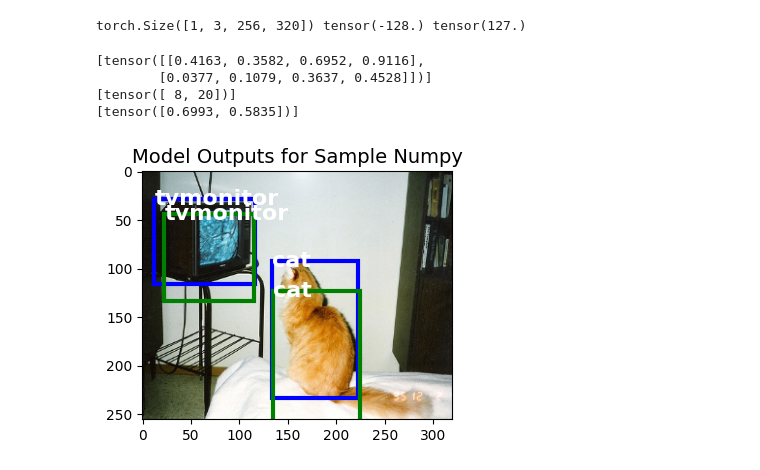
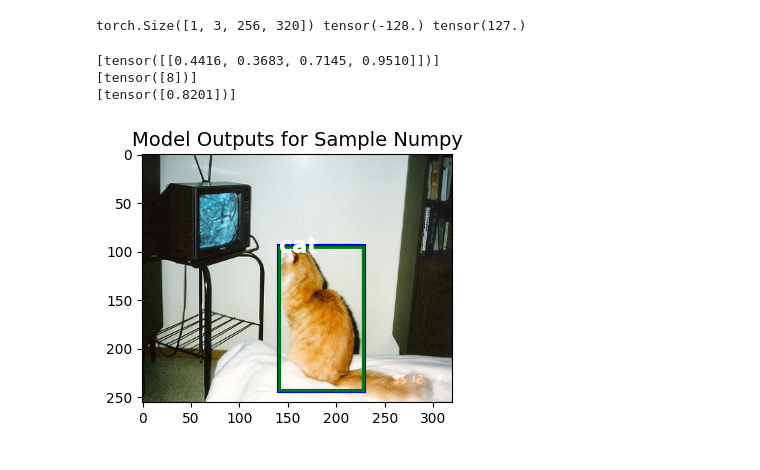
Before and after one commit to analogdevicesinc/ai8x-training, a Jupyter notebook: notebooks/FPNDetectorModelVisualization_pascalvoc_quantized.ipynb, the cells around one changed output. Cells and saved outputs as stored; diff of their text form; code cells hidden in the pictures.

```diff
--- a/notebooks/FPNDetectorModelVisualization_pascalvoc_quantized.ipynb
+++ b/notebooks/FPNDetectorModelVisualization_pascalvoc_quantized.ipynb
@@ -126,7 +126,7 @@ plt.tick_params(labelsize=16)
 
 model.eval()
 
-random.seed(5)
+random.seed(22)
 random_test_idxs = random.sample(list(range(len(test_set))), ncols * nrows)
 
 for j in range(nrows):
@@ -144,7 +144,7 @@ for j in range(nrows):
         scores = scores / 2.**14
 
         all_images_boxes, all_images_labels, all_images_scores = \
-            model.detect_objects(locs, scores, 0.3, max_overlap, top_k)
+            model.detect_objects(locs, scores, 0.2, max_overlap, top_k)
 
         img_to_plot = img.cpu().detach().numpy()
         img_to_plot = (img_to_plot + 128).astype(np.uint8)
@@ -153,7 +153,7 @@ for j in range(nrows):
         axes[j, i].imshow(img_to_plot)
 
         subplot_title=("Test set item: " + str(img_idx))
-        axes[j, i].set_title(subplot_title, fontsize = 18)
+        axes[j, i].set_title(subplot_title, fontsize = 14)
 
         # Truth boxes & labels
         boxes_resized = [[box[0] * img_to_plot.shape[1], \
@@ -199,7 +199,7 @@ plt.show()
 # %% [markdown]
 ### Sample mAP Calculation using Torch Metrics
 # %%
-map_calculator = MeanAveragePrecision(box_format='xywh', iou_type='bbox', class_metrics=True, iou_thresholds=[0.5])
+map_calculator = MeanAveragePrecision(box_format='xyxy', iou_type='bbox', class_metrics=True, iou_thresholds=[0.5])
 
 model.eval()
 with torch.no_grad():
@@ -208,7 +208,7 @@ with torch.no_grad():
 
         # Prepare truths
         boxes_list = [elem[0] for elem in target]
-        labels_list = [elem[1] for elem in target]
+        labels_list = [elem[1] - 1 for elem in target]
 
         diffs_list = []
         for label_objects in labels_list:
@@ -228,13 +228,23 @@ with torch.no_grad():
         locs = locs / 128.
         scores = scores / 2.**14
 
-        all_images_boxes, all_images_labels, all_images_scores = model.detect_objects(locs, scores,
-                                                                                      min_score=obj_detection_params['nms']['min_score'],
-                                                                                      max_overlap=obj_detection_params['nms']['max_overlap'],
-                                                                                      top_k=obj_detection_params['nms']['top_k'])
-        pred_boxes = torch.cat(all_images_boxes)
-        pred_scores = torch.cat(all_images_scores)
-        pred_labels = torch.cat(all_images_labels)
+        all_images_boxes, all_images_labels, all_images_scores = model.detect_objects(locs, scores, min_score, max_overlap, top_k)
+
+        # Filter images with only background box
+
+        filtered_images_boxes_labels_scores = \
+            list(filter(lambda elem: not (len(elem[1]) == 1 and elem[1][0] == 0), \
+                        zip(all_images_boxes, all_images_labels, all_images_scores)))
+
+        filtered_all_images_boxes = [elem[0] for elem in filtered_images_boxes_labels_scores]
+
+        # Adjust index as mAP calculator uses 0-indeed class labels
+        filtered_all_images_labels = [elem[1] - 1 for elem in filtered_images_boxes_labels_scores]
+        filtered_all_images_scores = [elem[2] for elem in filtered_images_boxes_labels_scores]
+
+        pred_boxes = torch.cat(filtered_all_images_boxes)
+        pred_scores = torch.cat(filtered_all_images_scores)
+        pred_labels = torch.cat(filtered_all_images_labels)
 
         preds = [dict(boxes=pred_boxes, scores=pred_scores, labels=pred_labels)]
 
@@ -290,15 +300,14 @@ with torch.no_grad():
     locs = (locs) / 128.
     scores = scores / 2.**14
 # %%
-all_images_boxes, all_images_labels, all_images_scores = model.detect_objects(locs, scores, 0.4, max_overlap, top_k)
+all_images_boxes, all_images_labels, all_images_scores = model.detect_objects(locs, scores, min_score, max_overlap, top_k)
 print(all_images_boxes)
 print(all_images_labels)
 print(all_images_scores)
 # %% [output]
-[tensor([[0.4163, 0.3582, 0.6952, 0.9116],
-        [0.0377, 0.1079, 0.3637, 0.4528]])]
-[tensor([ 8, 20])]
-[tensor([0.6993, 0.5835])]
+[tensor([[0.4416, 0.3683, 0.7145, 0.9510]])]
+[tensor([8])]
+[tensor([0.8201])]
 # %%
 img_to_plot = img_model[0].cpu().detach().numpy()
 img_to_plot = (img_to_plot + 128).astype(np.uint8)
@@ -318,34 +327,34 @@ boxes_resized = [[box[0] * img_to_plot.shape[1], \
 detected_labels = all_images_labels[0]
 for b in range(len(boxes_resized)):
     if(detected_labels[b] != 0):
         bb = boxes_resized[b]
         rect = patches.Rectangle((bb[0], bb[1]), bb[2] - bb[0], bb[3] - bb[1], linewidth=3,
                                 edgecolor='b', facecolor="none")
         lbl_string = test_set.voc_id_to_label_map[detected_labels[b].cpu().detach().item()]
         axes.text(bb[0], (bb[1]), lbl_string, verticalalignment='center', color='white', fontsize=16, weight='bold')
         axes.add_patch(rect)
 
 nms_in_hw_available = True
 if nms_in_hw_available:
     # [Optional] Hardware NMS boxes & labels:
     # modify below hardcoded boxes and classes if needed
-    hardware_boxes = [[0.42, 0.48, 0.70, 1.04], [0.07, 0.17, 0.36, 0.52]]
-    hardware_labels = [8, 20]
+    hardware_boxes = [[0.44, 0.37, 0.71, 0.95]]
+    hardware_labels = [8]
 
     boxes_resized = [[box[0] * img_to_plot.shape[1], \
                     box[1] * img_to_plot.shape[0], \
                     box[2] * img_to_plot.shape[1], \
                     box[3] * img_to_plot.shape[0]] for box in hardware_boxes]
     detected_labels = hardware_labels
     for b in range(len(boxes_resized)):
         if(detected_labels[b] != 0):
             bb = boxes_resized[b]
-            rect = patches.Rectangle((bb[0], bb[1]), bb[2] - bb[0], bb[3] - bb[1], linewidth=3,
+            rect = patches.Rectangle((bb[0], bb[1]), bb[2] - bb[0], bb[3] - bb[1], linewidth=2,
                                     edgecolor='g', facecolor="none")
             lbl_string = test_set.voc_id_to_label_map[detected_labels[b]]
             axes.text(bb[0], (bb[1]), lbl_string, verticalalignment='center', color='white', fontsize=16, weight='bold')
             axes.add_patch(rect)
 
 plt.show()
 # %% [output]
-[figure, old version]
+[figure, new version]
```
Also changed, not shown: parts of 5 cells of this notebook, 4 other files.
